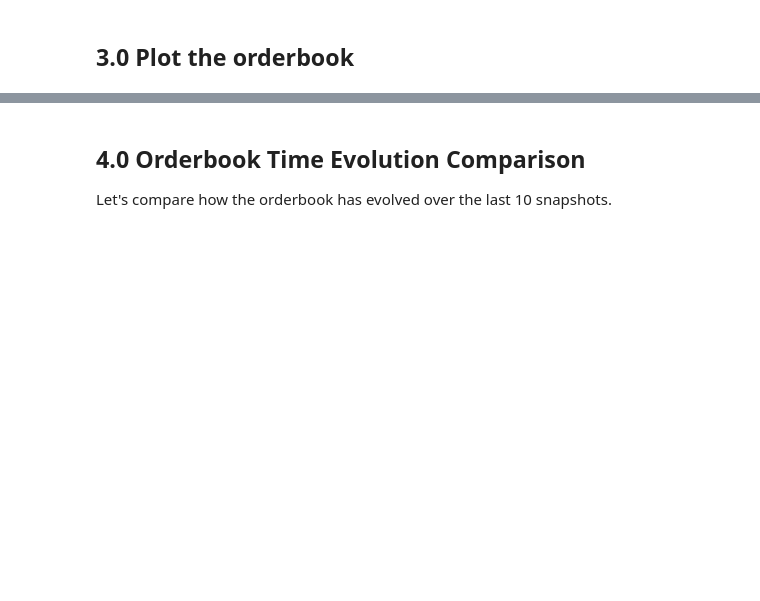
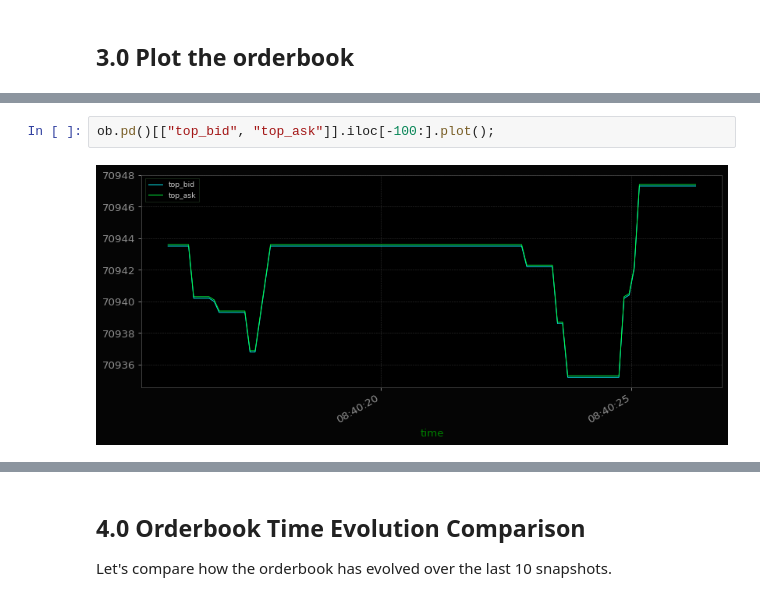
Before and after one commit to xLydianSoftware/Qubx, a Jupyter notebook: examples/notebooks/1.1 Binance UM Perp (paper).ipynb, the cells around one changed output, grey strips where cells are left out. Drawn from its saved outputs; the diff is of its cells as text; blank space fills up the shorter version.

```diff
--- a/examples/notebooks/1.1 Binance UM Perp (paper).ipynb
+++ b/examples/notebooks/1.1 Binance UM Perp (paper).ipynb
@@ -129,3 +147,7 @@ ob
+# %%
+ob.pd()[["top_bid", "top_ask"]].iloc[-100:].plot();
+# %% [output]
+[figure, added]
 # %%
 import matplotlib.pyplot as plt
 from qubx.utils.charting.orderbook import plot_orderbook, plot_orderbook_depth, plot_orderbook_comparison
```
Also changed, not shown: parts of 9 cells of this notebook, 4 other files.
